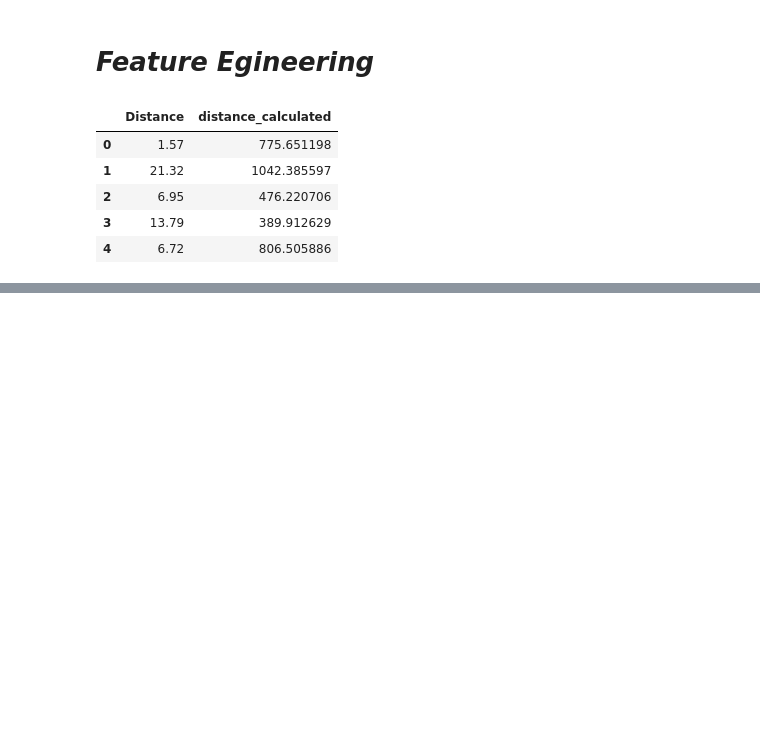
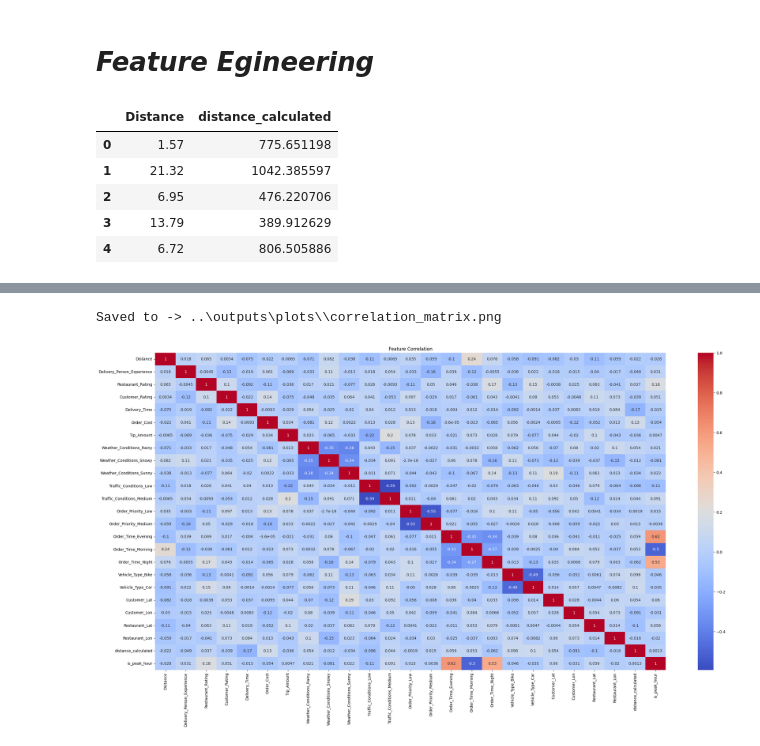
Before and after one commit to vasi2904k/Food-Delivery-Time-Prediction, a Jupyter notebook: notebook/01_data_preprocessing.ipynb, the cells around one changed output, grey strips where cells are left out. Cells and saved outputs as stored; diff of their text form; code cells hidden in the pictures; blank space fills up the shorter version.

```diff
--- a/notebook/01_data_preprocessing.ipynb
+++ b/notebook/01_data_preprocessing.ipynb
@@ -21,11 +21,20 @@
 
 RAW_DATA_PATH = '../data/raw/Food_Delivery_Time_Prediction.csv'
 OUTPUT_DIR    = '../data/processed/processed_data.csv'
+OUTPUT_DIR_2 = r'..\outputs\plots\\'
 # %% [markdown]
 # ***Data Preprocessing***
 # %%
 import pandas as pd
 import numpy as np
+import matplotlib.pyplot as plt
+import seaborn as sns
+
+def save_plot(filename):
+    path = OUTPUT_DIR_2 + filename
+    plt.savefig(path, bbox_inches='tight')
+    print(f'Saved to -> {path}')
+
 print("📂 Loading balanced dataset...")
 df = pd.read_csv(RAW_DATA_PATH, low_memory=False)
 
@@ -251,3 +260,5 @@ df[['Distance', 'distance_calculated']].head()
 | 2 | 6.95 | 476.220706 |
 | 3 | 13.79 | 389.912629 |
 | 4 | 6.72 | 806.505886 |
+# %%
+df['is_peak_hour'] = df['Order_Time_Evening'] + df['Order_Time_Night']
@@ -253,0 +286,2 @@ df[['Distance', 'distance_calculated']].head()
+# %%
+df.drop(columns=['Order_ID'], inplace=True)
@@ -253,0 +308,14 @@ df[['Distance', 'distance_calculated']].head()
+# %%
+# Correlation matrix
+corr = df.corr(numeric_only=True)
+
+plt.figure(figsize=(30,15))
+sns.heatmap(df.corr(), annot=True, cmap='coolwarm')
+plt.title("Feature Correlation")
+
+save_plot('correlation_matrix.png')
+
+plt.show()
+# %% [output]
+Saved to -> ..\outputs\plots\\correlation_matrix.png
+[figure, added]
```
Also changed, not shown: parts of 5 cells of this notebook, 3 other files.
